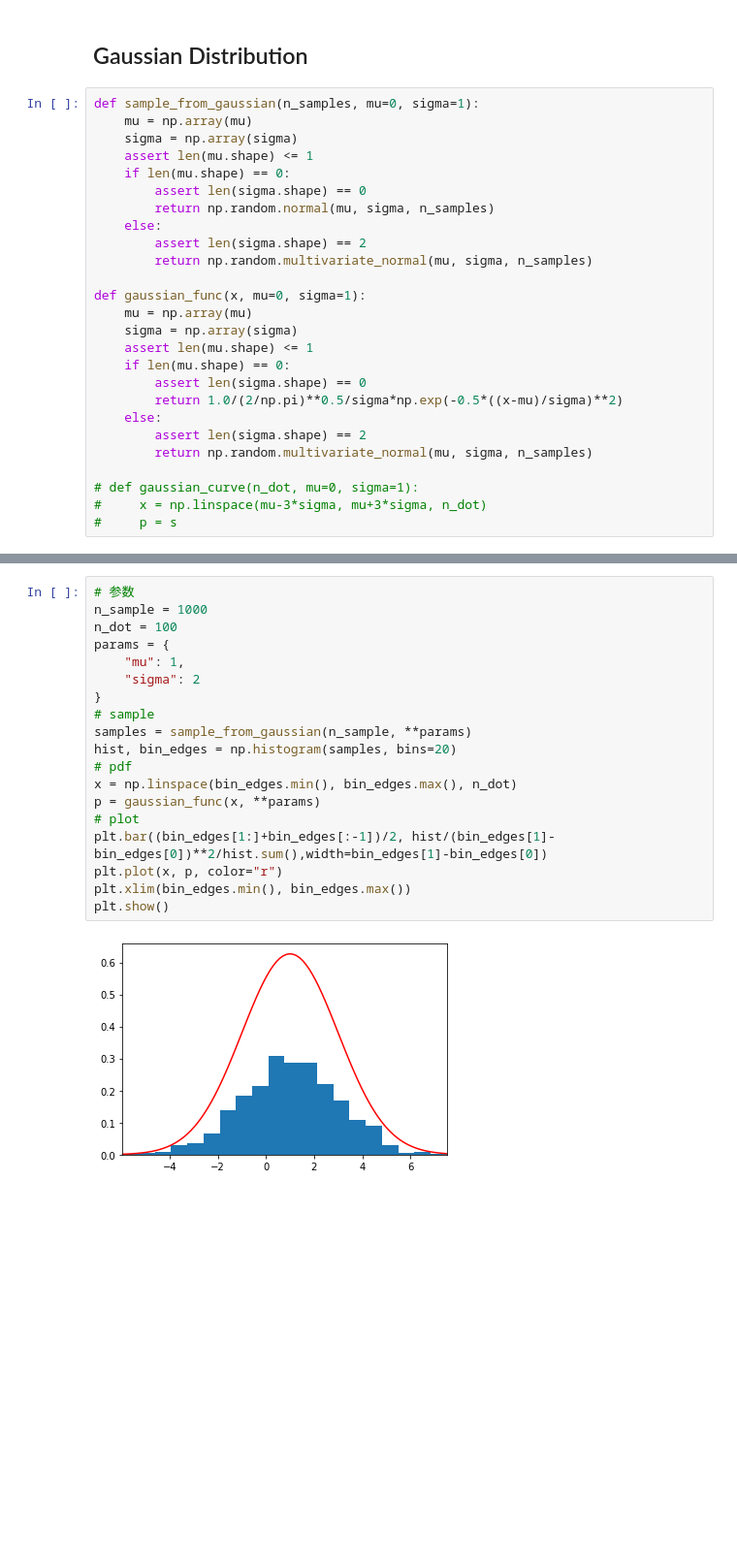
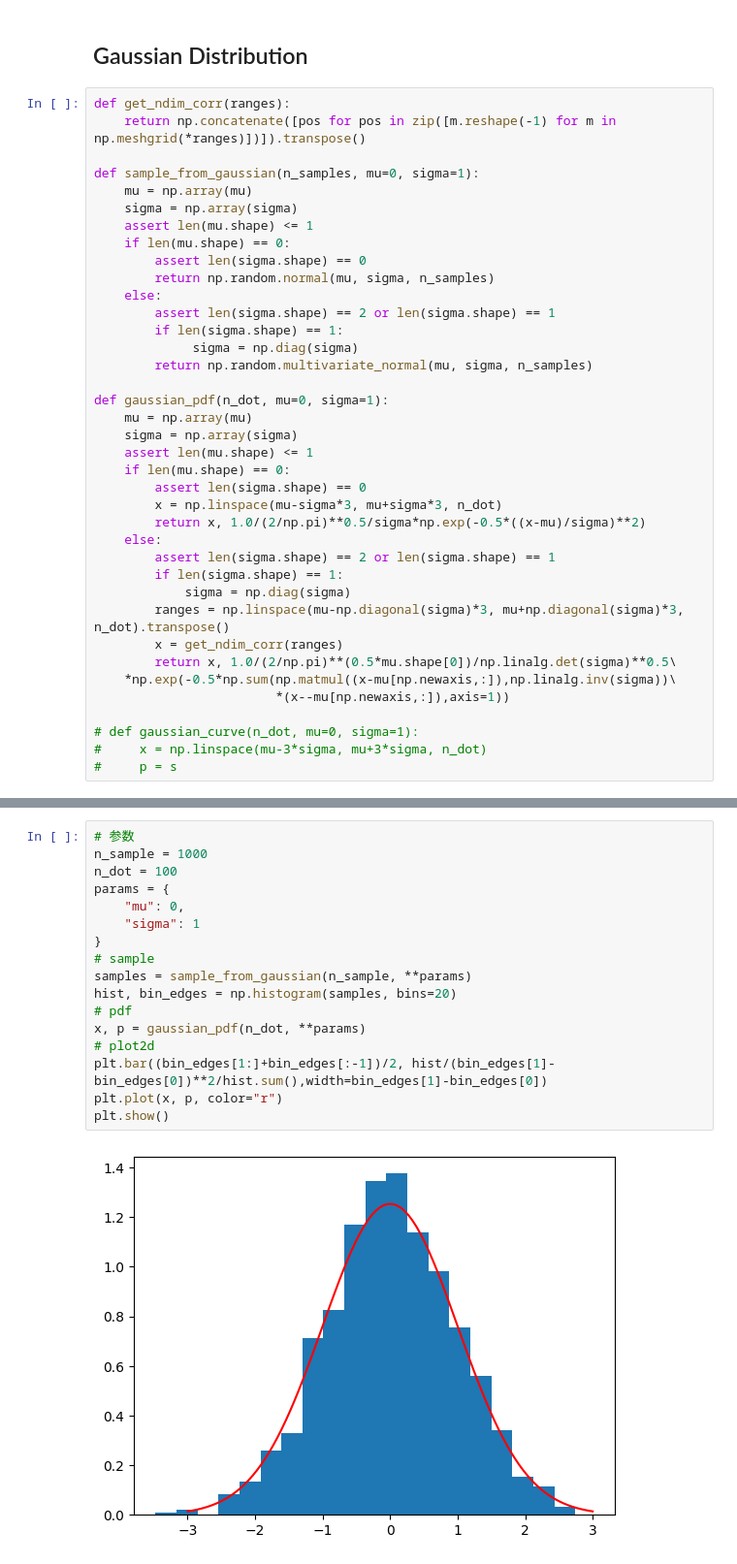
Before and after one commit to castleKing1997/ASR-Tutorial, a Jupyter notebook: code/GaussianMixtureModel.ipynb, the cells around one changed output, grey strips where cells are left out. Shown at 97% size. Cells and saved outputs as stored; diff of their text form; blank space fills up the shorter version.

```diff
--- a/code/GaussianMixtureModel.ipynb
+++ b/code/GaussianMixtureModel.ipynb
@@ -5,6 +6,9 @@ import matplotlib.pyplot as plt
 # %% [markdown]
 ## Gaussian Distribution
 # %%
+def get_ndim_corr(ranges):
+    return np.concatenate([pos for pos in zip([m.reshape(-1) for m in np.meshgrid(*ranges)])]).transpose()
+
 def sample_from_gaussian(n_samples, mu=0, sigma=1):
     mu = np.array(mu)
     sigma = np.array(sigma)
@@ -13,19 +17,28 @@ def sample_from_gaussian(n_samples, mu=0, sigma=1):
         assert len(sigma.shape) == 0
         return np.random.normal(mu, sigma, n_samples)
     else:
-        assert len(sigma.shape) == 2
+        assert len(sigma.shape) == 2 or len(sigma.shape) == 1
+        if len(sigma.shape) == 1:
+             sigma = np.diag(sigma)
         return np.random.multivariate_normal(mu, sigma, n_samples)
 
-def gaussian_func(x, mu=0, sigma=1):
+def gaussian_pdf(n_dot, mu=0, sigma=1):
     mu = np.array(mu)
     sigma = np.array(sigma)
     assert len(mu.shape) <= 1
     if len(mu.shape) == 0:
         assert len(sigma.shape) == 0
-        return 1.0/(2/np.pi)**0.5/sigma*np.exp(-0.5*((x-mu)/sigma)**2)
+        x = np.linspace(mu-sigma*3, mu+sigma*3, n_dot)
+        return x, 1.0/(2/np.pi)**0.5/sigma*np.exp(-0.5*((x-mu)/sigma)**2)
     else:
-        assert len(sigma.shape) == 2
-        return np.random.multivariate_normal(mu, sigma, n_samples)
+        assert len(sigma.shape) == 2 or len(sigma.shape) == 1
+        if len(sigma.shape) == 1:
+            sigma = np.diag(sigma)
+        ranges = np.linspace(mu-np.diagonal(sigma)*3, mu+np.diagonal(sigma)*3, n_dot).transpose()
+        x = get_ndim_corr(ranges)
+        return x, 1.0/(2/np.pi)**(0.5*mu.shape[0])/np.linalg.det(sigma)**0.5\
+    *np.exp(-0.5*np.sum(np.matmul((x-mu[np.newaxis,:]),np.linalg.inv(sigma))\
+                        *(x--mu[np.newaxis,:]),axis=1))
 
 # def gaussian_curve(n_dot, mu=0, sigma=1):
 #     x = np.linspace(mu-3*sigma, mu+3*sigma, n_dot)
@@ -53,21 +48,19 @@ array([0.00295911, 0.00303279, 0.00310814, 0.00318521, 0.00326403,
 # %%
 # 参数
 n_sample = 1000
 n_dot = 100
 params = {
-    "mu": 1,
-    "sigma": 2
+    "mu": 0,
+    "sigma": 1
 }
 # sample
 samples = sample_from_gaussian(n_sample, **params)
 hist, bin_edges = np.histogram(samples, bins=20)
 # pdf
-x = np.linspace(bin_edges.min(), bin_edges.max(), n_dot)
-p = gaussian_func(x, **params)
-# plot
+x, p = gaussian_pdf(n_dot, **params)
+# plot2d
 plt.bar((bin_edges[1:]+bin_edges[:-1])/2, hist/(bin_edges[1]-bin_edges[0])**2/hist.sum(),width=bin_edges[1]-bin_edges[0])
 plt.plot(x, p, color="r")
-plt.xlim(bin_edges.min(), bin_edges.max())
 plt.show()
 # %% [output]
-[figure, old version]
+[figure, new version]
```
Also changed, not shown: parts of 7 cells of this notebook.
